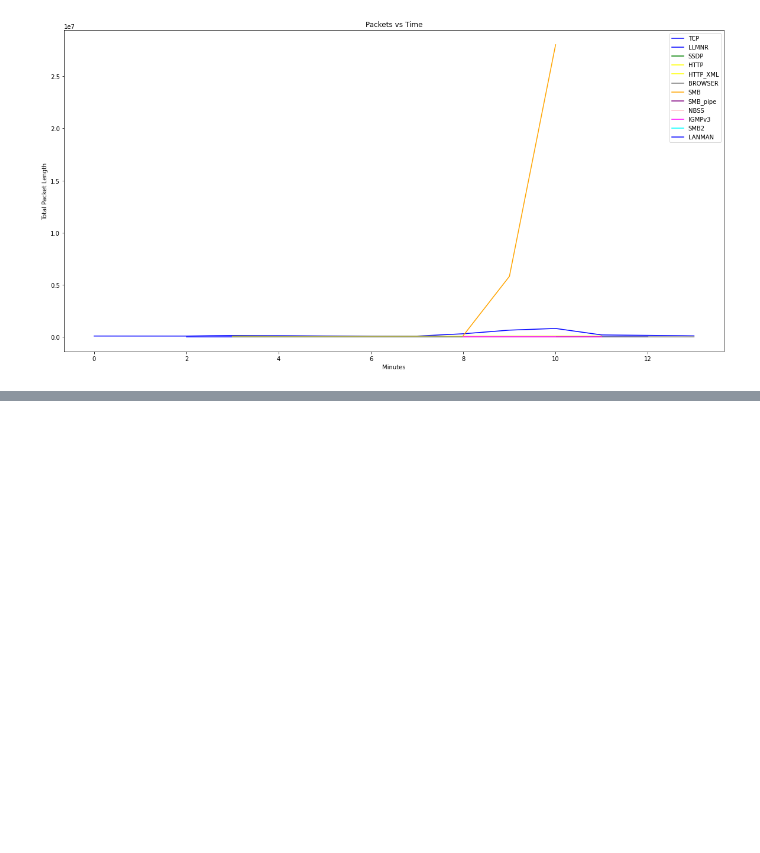
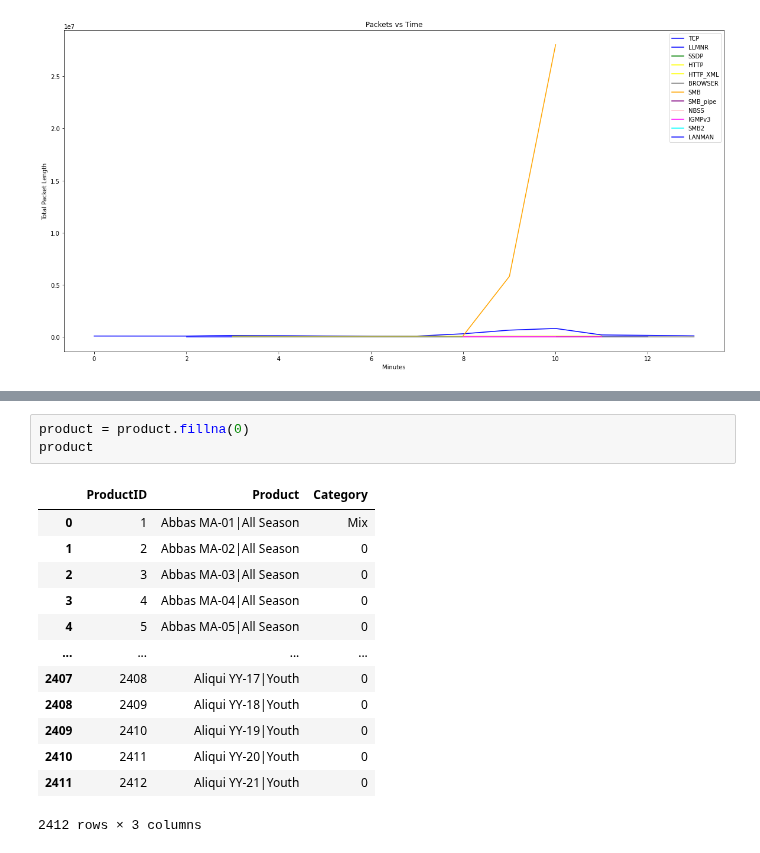
Before and after one commit to asadTariq666/Python_work, a Jupyter notebook: ahmad_yaseeni/SDAV-T1-Notebook-2022-STUDENT.ipynb, the cells around one changed output, grey strips where cells are left out. Cells and saved outputs as stored; diff of their text form; blank space fills up the shorter version.

```diff
--- a/ahmad_yaseeni/SDAV-T1-Notebook-2022-STUDENT.ipynb
+++ b/ahmad_yaseeni/SDAV-T1-Notebook-2022-STUDENT.ipynb
@@ -263,0 +300,17 @@ plt.show()
+# %%
+product = product.fillna(0)
+product
+# %% [output]
+|  | ProductID | Product | Category |
+| 0 | 1 | Abbas MA-01|All Season | Mix |
+| 1 | 2 | Abbas MA-02|All Season | 0 |
+| 2 | 3 | Abbas MA-03|All Season | 0 |
+| 3 | 4 | Abbas MA-04|All Season | 0 |
+| 4 | 5 | Abbas MA-05|All Season | 0 |
+| ... | ... | ... | ... |
+| 2407 | 2408 | Aliqui YY-17|Youth | 0 |
+| 2408 | 2409 | Aliqui YY-18|Youth | 0 |
+| 2409 | 2410 | Aliqui YY-19|Youth | 0 |
+| 2410 | 2411 | Aliqui YY-20|Youth | 0 |
+| 2411 | 2412 | Aliqui YY-21|Youth | 0 |
+2412 rows × 3 columns
```
Also changed, not shown: parts of 10 cells of this notebook, 7 other files.
